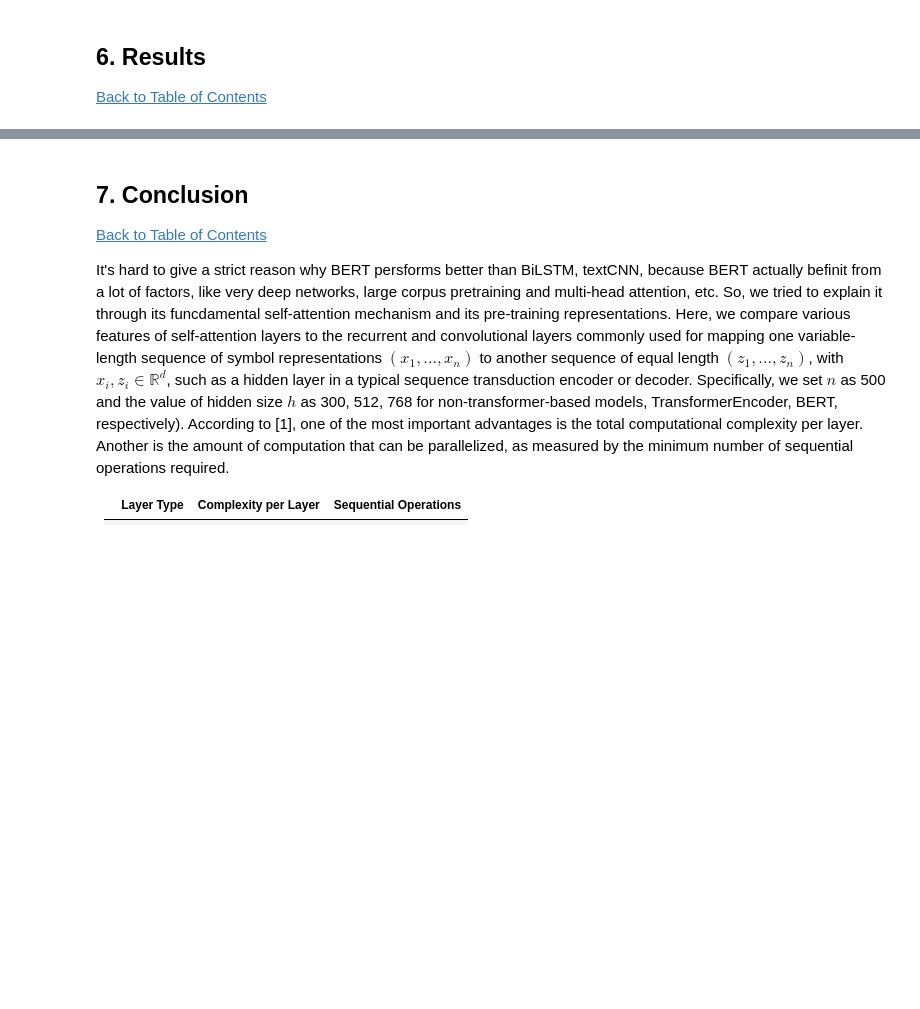
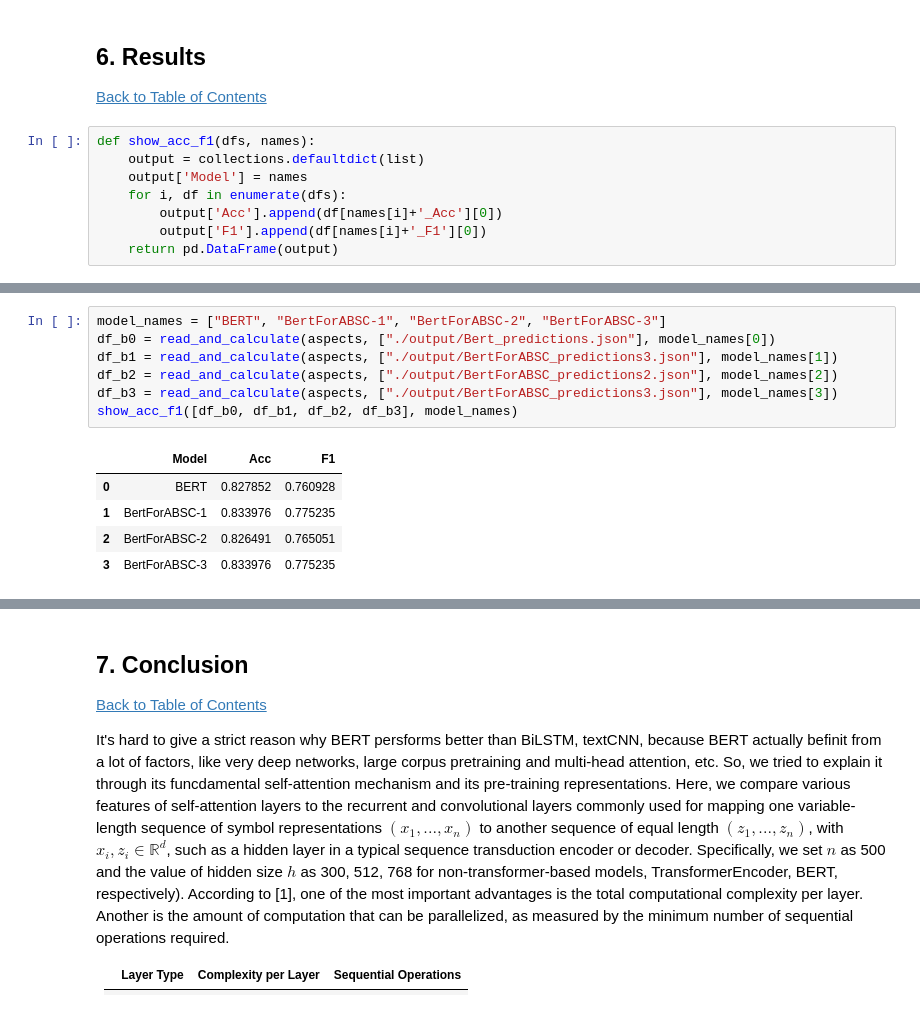
Before and after one commit to YanZehong/CS5242-ABSC, a Jupyter notebook: CS5242_GroupID26.ipynb, the cells around one changed output, grey strips where cells are left out. Saved outputs shown, nothing was run; the diff lists cells and outputs as text; blank space fills up the shorter version.

```diff
--- a/CS5242_GroupID26.ipynb
+++ b/CS5242_GroupID26.ipynb
@@ -1390,5 +1409,13 @@ test_on_checkpoint(net, args.pt_path, test_iter, "output", device=devices[0])
 # %% [markdown]
 ##  6. <a name='6'></a>Results
 [Back to Table of Contents](#top)
+# %%
+def show_acc_f1(dfs, names):
+    output = collections.defaultdict(list)
+    output['Model'] = names
+    for i, df in enumerate(dfs):
+        output['Acc'].append(df[names[i]+'_Acc'][0])
+        output['F1'].append(df[names[i]+'_F1'][0])
+    return pd.DataFrame(output)
 # %%
 aspects = ["value", "location", "service", "rooms", "cleanliness", "sleep quality"]
@@ -1421,0 +1443,13 @@ df_f1
+# %%
+model_names = ["BERT", "BertForABSC-1", "BertForABSC-2", "BertForABSC-3"]
+df_b0 = read_and_calculate(aspects, ["./output/Bert_predictions.json"], model_names[0])
+df_b1 = read_and_calculate(aspects, ["./output/BertForABSC_predictions3.json"], model_names[1])
+df_b2 = read_and_calculate(aspects, ["./output/BertForABSC_predictions2.json"], model_names[2])
+df_b3 = read_and_calculate(aspects, ["./output/BertForABSC_predictions3.json"], model_names[3])
+show_acc_f1([df_b0, df_b1, df_b2, df_b3], model_names)
+# %% [output]
+|  | Model | Acc | F1 |
+| 0 | BERT | 0.827852 | 0.760928 |
+| 1 | BertForABSC-1 | 0.833976 | 0.775235 |
+| 2 | BertForABSC-2 | 0.826491 | 0.765051 |
+| 3 | BertForABSC-3 | 0.833976 | 0.775235 |
```
Also changed, not shown: parts of 13 cells of this notebook, 4 other files.
